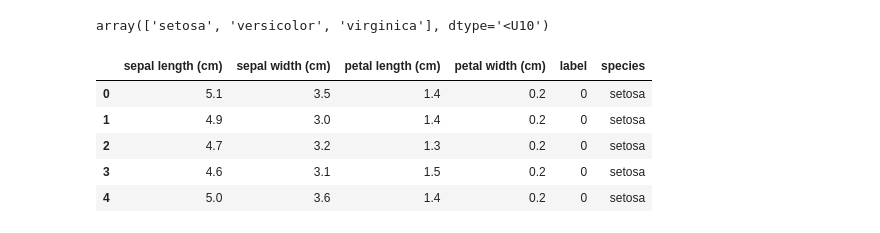
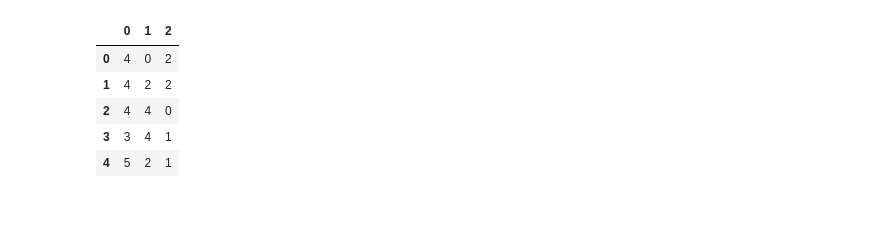
Before and after one commit to ericoloewe/pocs, a Jupyter notebook: python/svm/index.ipynb, the cells around one changed output. Cells and saved outputs as stored; diff of their text form; code cells hidden in the pictures.

```diff
--- a/python/svm/index.ipynb
+++ b/python/svm/index.ipynb
@@ -10,13 +8,41 @@ iris_df['species'] = pd.Categorical.from_codes(iris.target, iris.target_names)
-# %%
-iris.target_names
-# %% [output]
-array(['setosa', 'versicolor', 'virginica'], dtype='<U10')
+# %%
+# Assigning features and label variables
+# First Feature
+felling = ['Feliz', 'Feliz', 'Feliz', 'Deprimido', 'Triste', 'Feliz', 'Triste',
+           'Feliz', 'Ansioso', 'Triste', 'Aborrecido', 'Amoroso', 'Feliz', 'Triste']
+
+# Second Feature
+activity = ['Dirigindo', 'Lazer', 'Trabalhando', 'Trabalhando', 'Lazer', 'Dirigindo', 'Tomando banho',
+           'Treinando', 'Jogando', 'Trabalhando', 'Trabalhando', 'Lazer', 'Lazer', 'Tomando banho']
+
+# Third Feature
+weather = ['Sunny', 'Sunny', 'Overcast', 'Rainy', 'Rainy', 'Rainy', 'Overcast',
+           'Sunny', 'Sunny', 'Rainy', 'Sunny', 'Overcast', 'Overcast', 'Rainy']
+
+
+# Label or target varible
+genres = ['Eletronica', 'Funk', 'Funk', 'Folk', 'Rock', 'Eletronica', 'Country',
+        'Eletronica', 'Eletronica', 'Sertanejo', 'Pop', 'Sertanejo', 'Pop', 'Rock']
+# %%
+# creating labelEncoder
+le = preprocessing.LabelEncoder()
+
+felling_encoded = le.fit_transform(felling)
+activity_encoded = le.fit_transform(activity)
+weather_encoded = le.fit_transform(weather)
+
+label = le.fit_transform(genres)
+
+# combinig weather and temp into single listof tuples
+features = list(zip(felling_encoded, activity_encoded, weather_encoded))
+
+df = pd.DataFrame(features)
 # %%
-iris_df.head()
+df.head()
 # %% [output]
-|  | sepal length (cm) | sepal width (cm) | petal length (cm) | petal width (cm) | label | species |
-| 0 | 5.1 | 3.5 | 1.4 | 0.2 | 0 | setosa |
-| 1 | 4.9 | 3.0 | 1.4 | 0.2 | 0 | setosa |
-| 2 | 4.7 | 3.2 | 1.3 | 0.2 | 0 | setosa |
-| 3 | 4.6 | 3.1 | 1.5 | 0.2 | 0 | setosa |
-| 4 | 5.0 | 3.6 | 1.4 | 0.2 | 0 | setosa |
+|  | 0 | 1 | 2 |
+| 0 | 4 | 0 | 2 |
+| 1 | 4 | 2 | 2 |
+| 2 | 4 | 4 | 0 |
+| 3 | 3 | 4 | 1 |
+| 4 | 5 | 2 | 1 |
```
Also changed, not shown: parts of 11 cells of this notebook, 2 other files.
